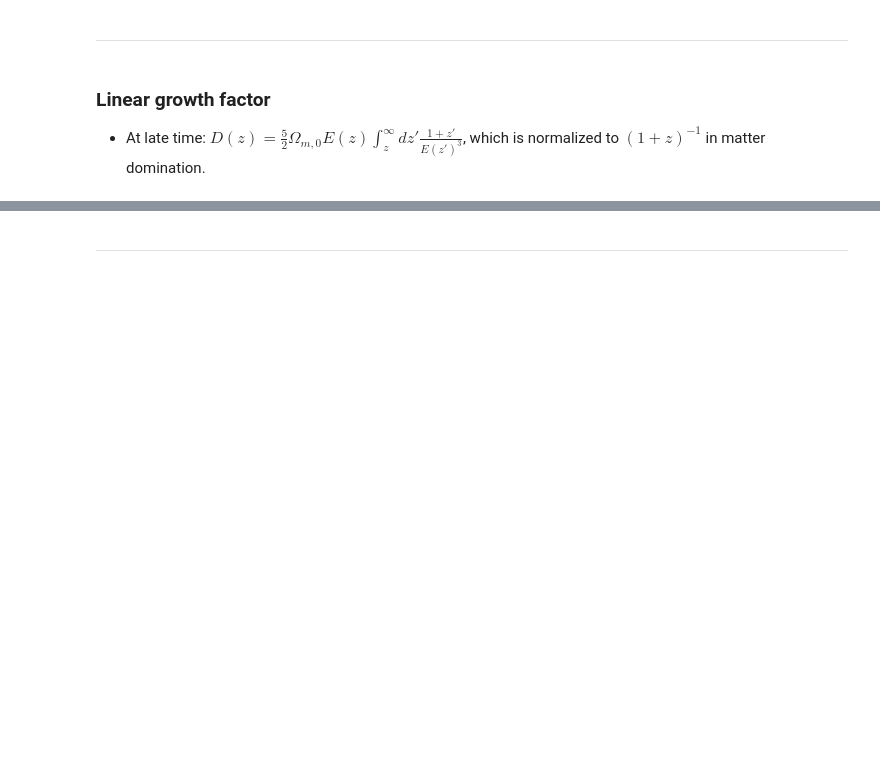
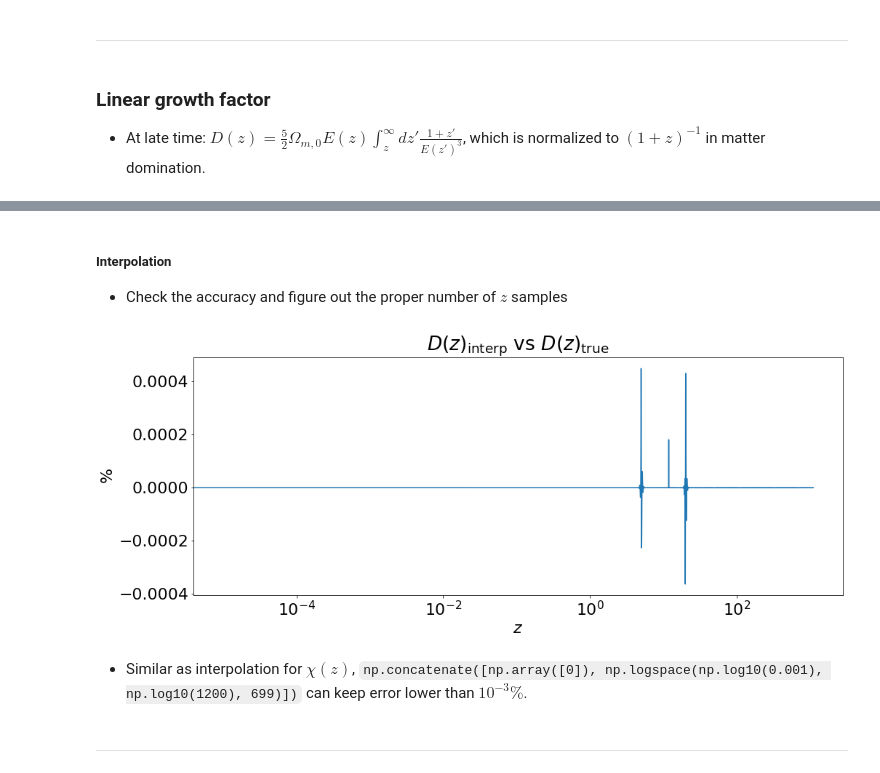
Before and after one commit to Yucheng-Zhang/cosmo-notes, a Jupyter notebook: background.ipynb, the cells around one changed output, grey strips where cells are left out. Cells and saved outputs as stored; diff of their text form; code cells hidden in the pictures; blank space fills up the shorter version.

```diff
--- a/background.ipynb
+++ b/background.ipynb
@@ -137,2 +191,30 @@ c_plot(r'$D(z)$', zs, Ds, c_Ds, res_ccl=Ds_ccl, xscale='log', yscale='log')
+# %% [markdown]
+##### Interpolation
+- Check the accuracy and figure out the proper number of $z$ samples
+# %%
+# setup sample points and interpolator
+zs = np.concatenate([np.array([0.]), np.logspace(np.log10(0.001), np.log10(1200.), 699)])
+Ds = cosmo.growthFactorUnnormalized(zs)
+
+z2D_interp = interpolate.interp1d(zs, Ds, kind='cubic', bounds_error=False, fill_value='extrapolate')
+# %%
+# test
+zs_true = np.concatenate([np.array([0.]), np.logspace(np.log10(0.00001), np.log10(1110.), 4999)])
+Ds_true = cosmo.growthFactorUnnormalized(zs_true)
+
+Ds_interp = z2D_interp(zs_true)
+# %%
+fig, (ax) = plt.subplots(1, 1, figsize=(16, 6))
+
+ax.plot(zs_true, 100*(Ds_interp/Ds_true-1))
+
+ax.set_ylabel(r'$\%$'); ax.set_title(r'$D(z)_{\rm interp}$ vs $D(z)_{\rm true}$')
+ax.set_xlabel(r'$z$'); ax.set_xscale('log')
+
+plt.show()
+# %% [output]
+[figure, added]
+# %% [markdown]
+- Similar as interpolation for $\chi(z)$, `np.concatenate([np.array([0]), np.logspace(np.log10(0.001), np.log10(1200), 699)])` can keep error lower than $10^{-3}\%$.
 # %% [markdown]
 ---
```
Also changed, not shown: parts of 14 cells of this notebook.
